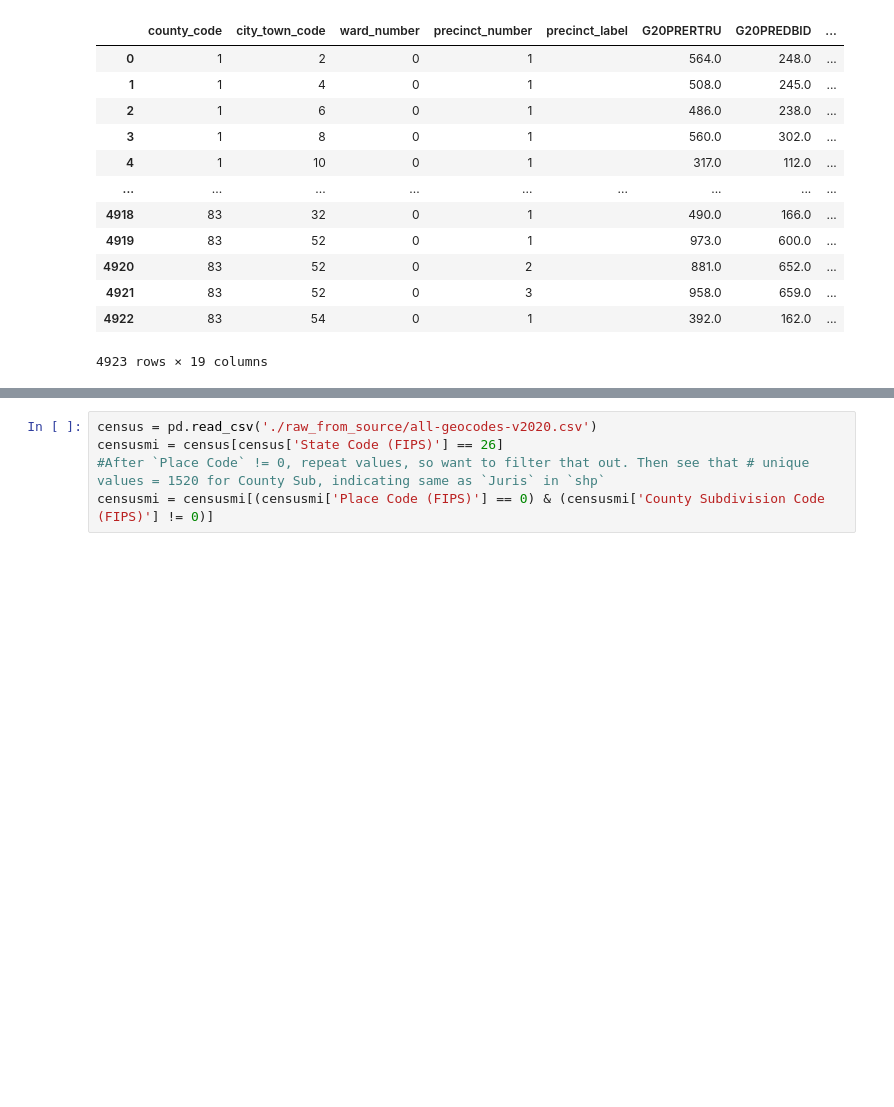
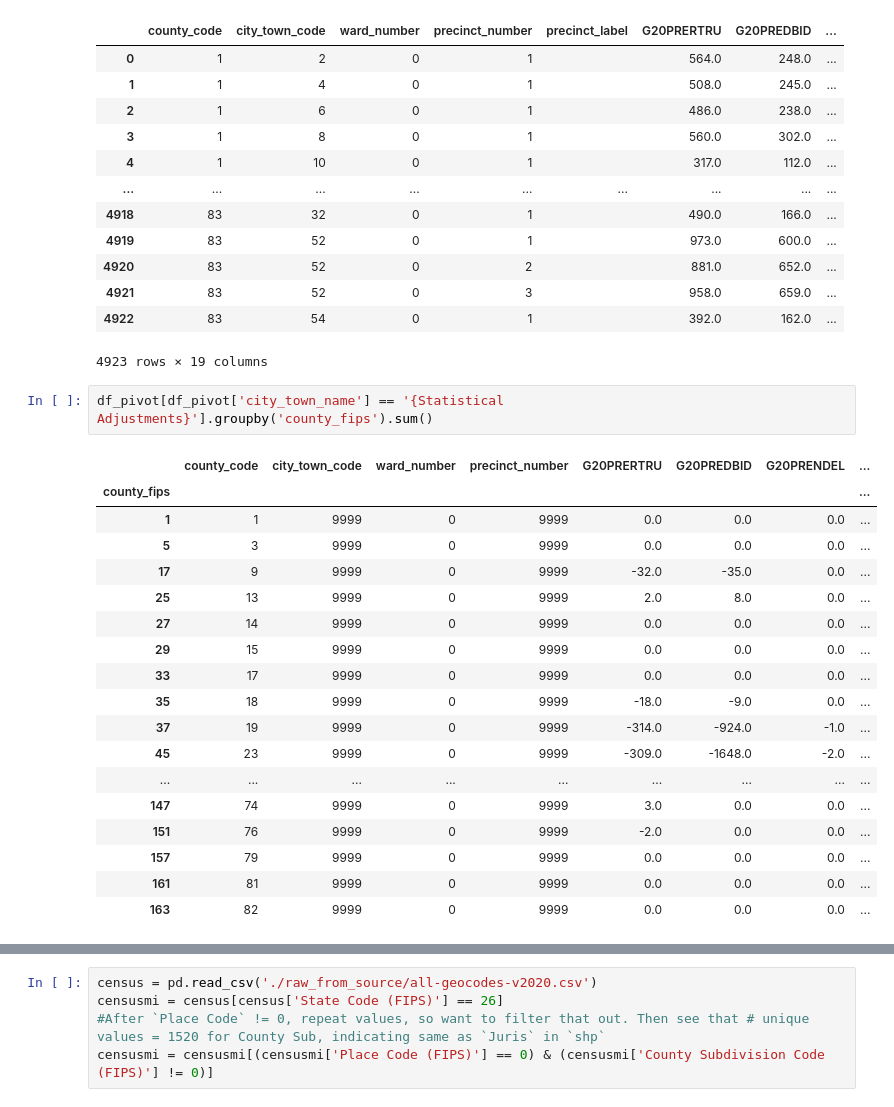
Before and after one commit to nonpartisan-redistricting-datahub/pdv-mi, a Jupyter notebook: vest-mi-2020/vest_mi_2020.ipynb, the cells around one changed output, grey strips where cells are left out. Drawn from its saved outputs; the diff is of its cells as text; blank space fills up the shorter version.

```diff
--- a/vest-mi-2020/vest_mi_2020.ipynb
+++ b/vest-mi-2020/vest_mi_2020.ipynb
@@ -243,3 +131,24 @@ df_pivot
 | 4921 | 83 | 52 | 0 | 3 |  | 958.0 | 659.0 | ... |
 | 4922 | 83 | 54 | 0 | 1 |  | 392.0 | 162.0 | ... |
 4923 rows × 19 columns
+# %%
+df_pivot[df_pivot['city_town_name'] == '{Statistical Adjustments}'].groupby('county_fips').sum()
+# %% [output]
+|  | county_code | city_town_code | ward_number | precinct_number | G20PRERTRU | G20PREDBID | G20PRENDEL | ... |
+| county_fips |  |  |  |  |  |  |  | ... |
+| 1 | 1 | 9999 | 0 | 9999 | 0.0 | 0.0 | 0.0 | ... |
+| 5 | 3 | 9999 | 0 | 9999 | 0.0 | 0.0 | 0.0 | ... |
+| 17 | 9 | 9999 | 0 | 9999 | -32.0 | -35.0 | 0.0 | ... |
+| 25 | 13 | 9999 | 0 | 9999 | 2.0 | 8.0 | 0.0 | ... |
+| 27 | 14 | 9999 | 0 | 9999 | 0.0 | 0.0 | 0.0 | ... |
+| 29 | 15 | 9999 | 0 | 9999 | 0.0 | 0.0 | 0.0 | ... |
+| 33 | 17 | 9999 | 0 | 9999 | 0.0 | 0.0 | 0.0 | ... |
+| 35 | 18 | 9999 | 0 | 9999 | -18.0 | -9.0 | 0.0 | ... |
+| 37 | 19 | 9999 | 0 | 9999 | -314.0 | -924.0 | -1.0 | ... |
+| 45 | 23 | 9999 | 0 | 9999 | -309.0 | -1648.0 | -2.0 | ... |
+| ... | ... | ... | ... | ... | ... | ... | ... | ... |
+| 147 | 74 | 9999 | 0 | 9999 | 3.0 | 0.0 | 0.0 | ... |
+| 151 | 76 | 9999 | 0 | 9999 | -2.0 | 0.0 | 0.0 | ... |
+| 157 | 79 | 9999 | 0 | 9999 | 0.0 | 0.0 | 0.0 | ... |
+| 161 | 81 | 9999 | 0 | 9999 | 0.0 | 0.0 | 0.0 | ... |
+| 163 | 82 | 9999 | 0 | 9999 | 0.0 | 0.0 | 0.0 | ... |
```
Also changed, not shown: parts of 71 cells of this notebook.
